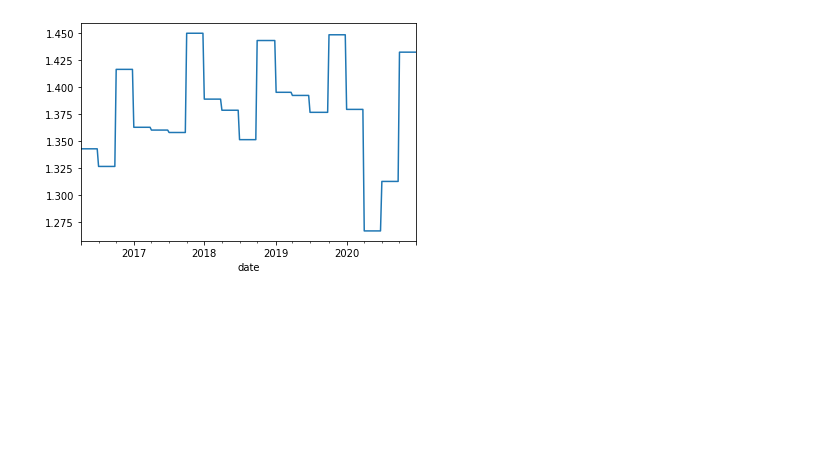
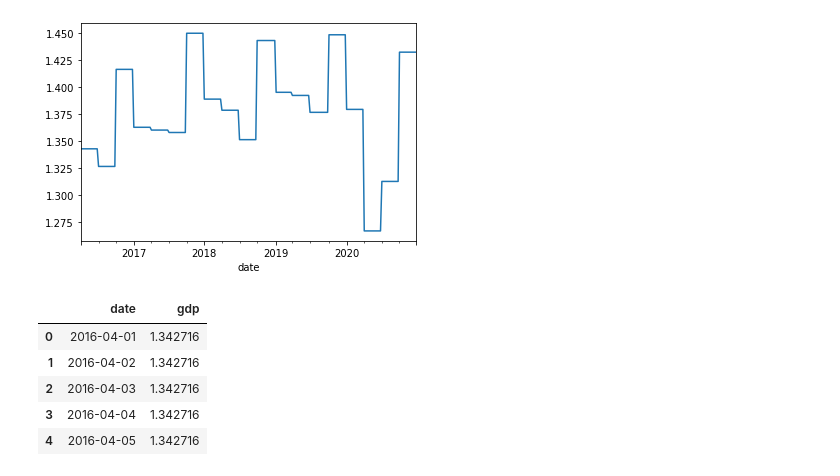
Before and after one commit to Rio114/practice, a Jupyter notebook: timeseries/elec/1_2.gdp_table.ipynb, the cells around one changed output. Saved outputs shown, nothing was run; the diff lists cells and outputs as text; code cells hidden in the pictures; blank space fills up the shorter version.

```diff
--- a/timeseries/elec/1_2.gdp_table.ipynb
+++ b/timeseries/elec/1_2.gdp_table.ipynb
@@ -54,3 +54,12 @@ df_weekly.set_index('date')['gdp'].plot()
 # %% [output]
 <AxesSubplot:xlabel='date'>
 [figure]
+# %%
+df_daily.head()
+# %% [output]
+|  | date | gdp |
+| 0 | 2016-04-01 | 1.342716 |
+| 1 | 2016-04-02 | 1.342716 |
+| 2 | 2016-04-03 | 1.342716 |
+| 3 | 2016-04-04 | 1.342716 |
+| 4 | 2016-04-05 | 1.342716 |
```
Also changed, not shown: 1 other file.
